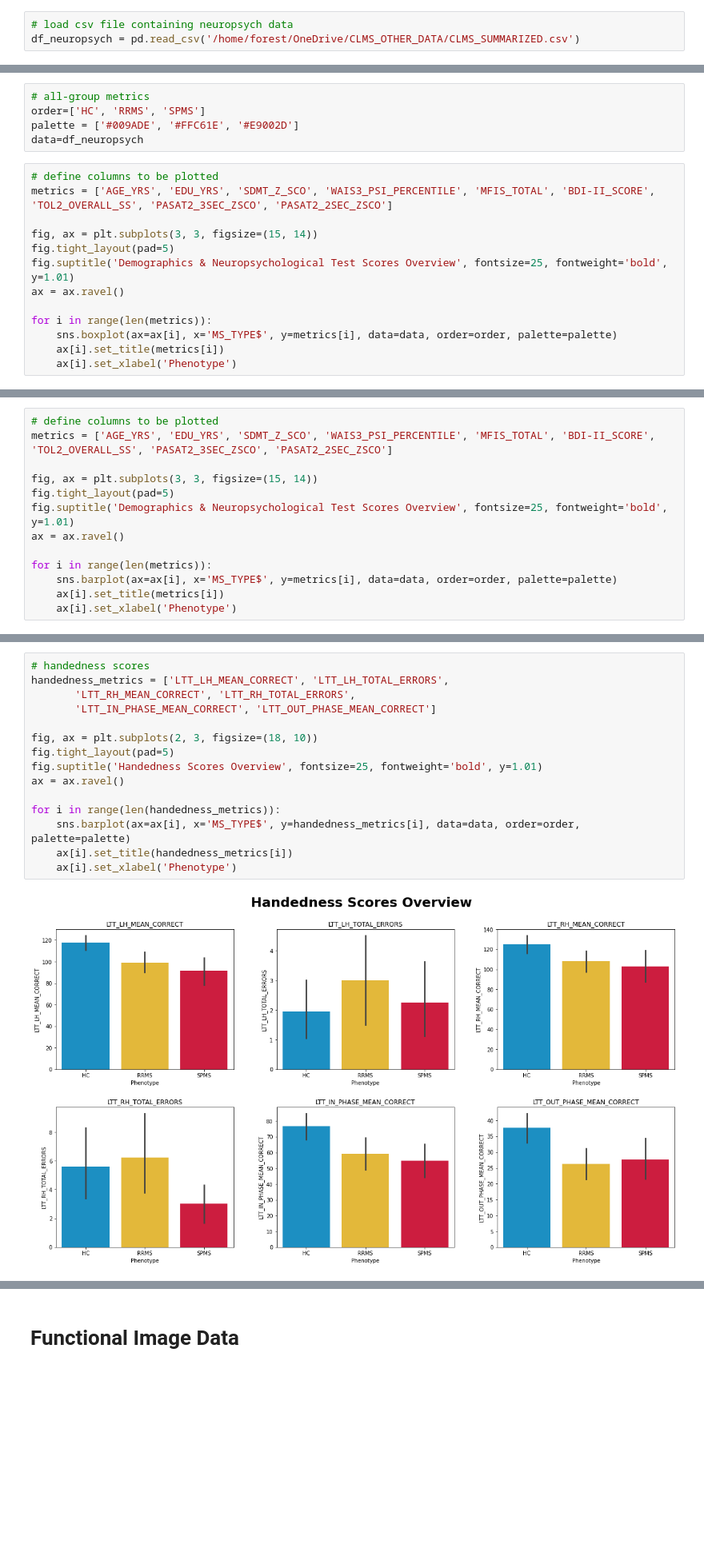
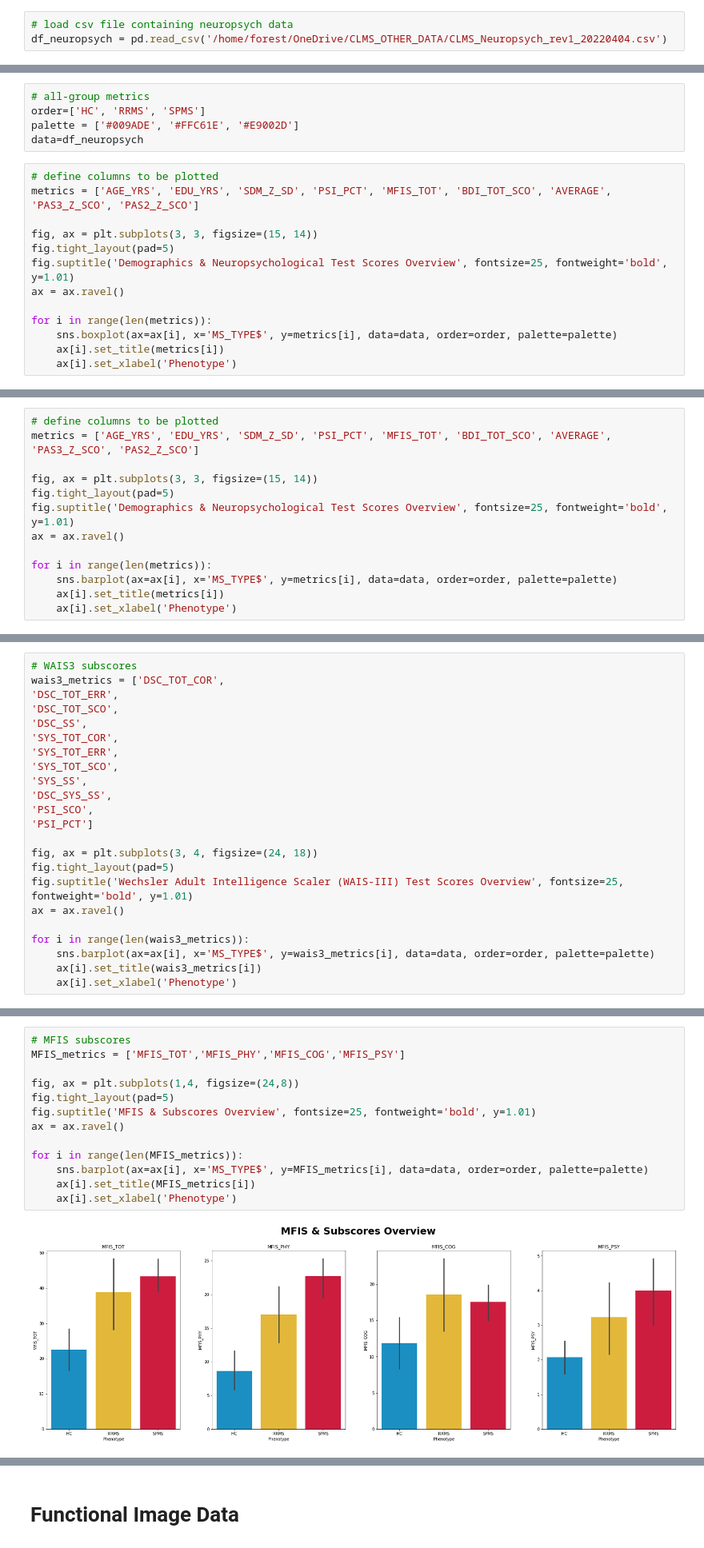
Before and after one commit to liuforest/CLMS_MRI, a Jupyter notebook: Analysis/analysis_fMRI.ipynb, the cells around one changed output, grey strips where cells are left out. Shown at 80% size. Cells and saved outputs as stored; diff of their text form; blank space fills up the shorter version.

```diff
--- a/Analysis/analysis_fMRI.ipynb
+++ b/Analysis/analysis_fMRI.ipynb
@@ -11,7 +11,7 @@ import scipy as sk
 import nibabel as nib
 # %%
 # load csv file containing neuropsych data
-df_neuropsych = pd.read_csv('/home/forest/OneDrive/CLMS_OTHER_DATA/CLMS_SUMMARIZED.csv')
+df_neuropsych = pd.read_csv('/home/forest/OneDrive/CLMS_OTHER_DATA/CLMS_Neuropsych_rev1_20220404.csv')
 # %%
 df_neuropsych.columns
 # %% [output]
@@ -75,7 +49,7 @@ palette = ['#009ADE', '#FFC61E', '#E9002D']
 data=df_neuropsych
 # %%
 # define columns to be plotted
-metrics = ['AGE_YRS', 'EDU_YRS', 'SDMT_Z_SCO', 'WAIS3_PSI_PERCENTILE', 'MFIS_TOTAL', 'BDI-II_SCORE', 'TOL2_OVERALL_SS', 'PASAT2_3SEC_ZSCO', 'PASAT2_2SEC_ZSCO']
+metrics = ['AGE_YRS', 'EDU_YRS', 'SDM_Z_SD', 'PSI_PCT', 'MFIS_TOT', 'BDI_TOT_SCO', 'AVERAGE', 'PAS3_Z_SCO', 'PAS2_Z_SCO']
 
 fig, ax = plt.subplots(3, 3, figsize=(15, 14))
 fig.tight_layout(pad=5)
@@ -91,6 +65,6 @@ for i in range(len(metrics)):
 # %%
 # define columns to be plotted
-metrics = ['AGE_YRS', 'EDU_YRS', 'SDMT_Z_SCO', 'WAIS3_PSI_PERCENTILE', 'MFIS_TOTAL', 'BDI-II_SCORE', 'TOL2_OVERALL_SS', 'PASAT2_3SEC_ZSCO', 'PASAT2_2SEC_ZSCO']
+metrics = ['AGE_YRS', 'EDU_YRS', 'SDM_Z_SD', 'PSI_PCT', 'MFIS_TOT', 'BDI_TOT_SCO', 'AVERAGE', 'PAS3_Z_SCO', 'PAS2_Z_SCO']
 
 fig, ax = plt.subplots(3, 3, figsize=(15, 14))
 fig.tight_layout(pad=5)
@@ -105,0 +166,23 @@ for i in range(len(metrics)):
+# %%
+# WAIS3 subscores
+wais3_metrics = ['DSC_TOT_COR',
+'DSC_TOT_ERR',
+'DSC_TOT_SCO',
+'DSC_SS',
+'SYS_TOT_COR',
+'SYS_TOT_ERR',
+'SYS_TOT_SCO',
+'SYS_SS',
+'DSC_SYS_SS',
+'PSI_SCO',
+'PSI_PCT']
+
+fig, ax = plt.subplots(3, 4, figsize=(24, 18))
+fig.tight_layout(pad=5)
+fig.suptitle('Wechsler Adult Intelligence Scaler (WAIS-III) Test Scores Overview', fontsize=25, fontweight='bold', y=1.01)
+ax = ax.ravel()
+
+for i in range(len(wais3_metrics)):
+    sns.barplot(ax=ax[i], x='MS_TYPE$', y=wais3_metrics[i], data=data, order=order, palette=palette)
+    ax[i].set_title(wais3_metrics[i])
+    ax[i].set_xlabel('Phenotype')
@@ -106,18 +191,16 @@ for i in range(len(metrics)):
 # %%
-# handedness scores
-handedness_metrics = ['LTT_LH_MEAN_CORRECT', 'LTT_LH_TOTAL_ERRORS',
-       'LTT_RH_MEAN_CORRECT', 'LTT_RH_TOTAL_ERRORS',
-       'LTT_IN_PHASE_MEAN_CORRECT', 'LTT_OUT_PHASE_MEAN_CORRECT']
+# MFIS subscores
+MFIS_metrics = ['MFIS_TOT','MFIS_PHY','MFIS_COG','MFIS_PSY']
 
-fig, ax = plt.subplots(2, 3, figsize=(18, 10))
+fig, ax = plt.subplots(1,4, figsize=(24,8))
 fig.tight_layout(pad=5)
-fig.suptitle('Handedness Scores Overview', fontsize=25, fontweight='bold', y=1.01)
+fig.suptitle('MFIS & Subscores Overview', fontsize=25, fontweight='bold', y=1.01)
 ax = ax.ravel()
 
-for i in range(len(handedness_metrics)):
-    sns.barplot(ax=ax[i], x='MS_TYPE$', y=handedness_metrics[i], data=data, order=order, palette=palette)
-    ax[i].set_title(handedness_metrics[i])
+for i in range(len(MFIS_metrics)):
+    sns.barplot(ax=ax[i], x='MS_TYPE$', y=MFIS_metrics[i], data=data, order=order, palette=palette)
+    ax[i].set_title(MFIS_metrics[i])
     ax[i].set_xlabel('Phenotype')
 # %% [output]
-[figure, old version]
+[figure, new version]
 # %%
```
Also changed, not shown: parts of 19 cells of this notebook.
